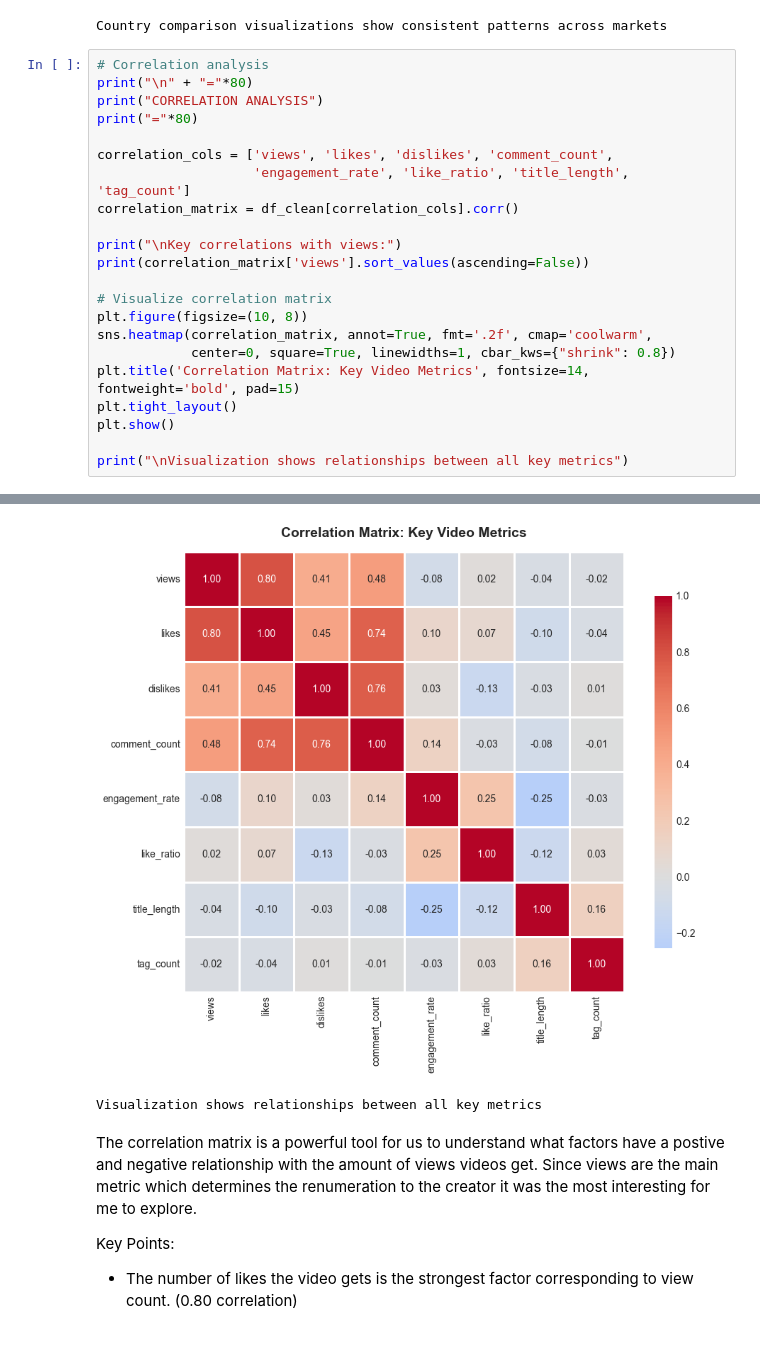
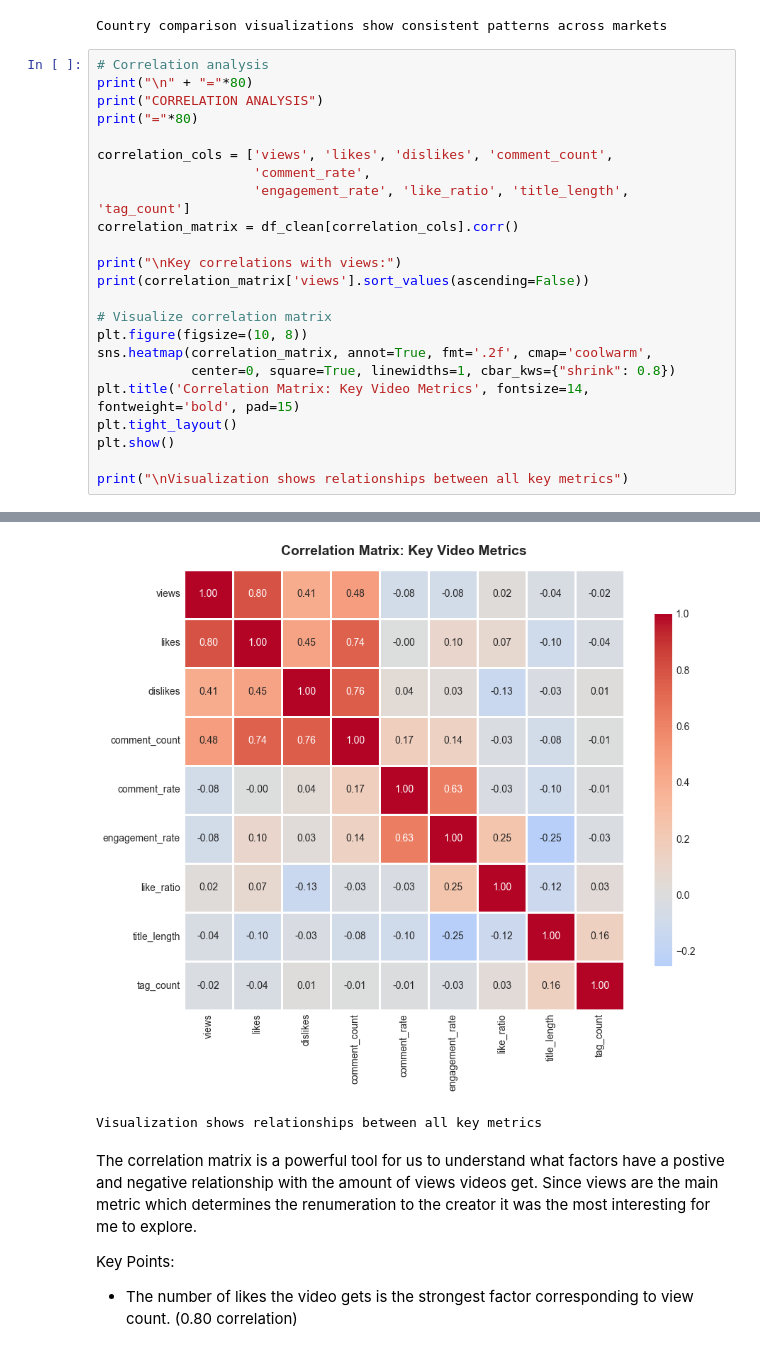
Before and after one commit to Murdock384/trending-youtube-videos-analysis, a Jupyter notebook: src/data-handling-and-visualization.ipynb, the cells around one changed output, grey strips where cells are left out. Saved outputs shown, nothing was run; the diff lists cells and outputs as text.

```diff
--- a/src/data-handling-and-visualization.ipynb
+++ b/src/data-handling-and-visualization.ipynb
@@ -602,6 +603,7 @@ print("CORRELATION ANALYSIS")
 print("="*80)
 
 correlation_cols = ['views', 'likes', 'dislikes', 'comment_count',
+                    'comment_rate',
                     'engagement_rate', 'like_ratio', 'title_length', 'tag_count']
 correlation_matrix = df_clean[correlation_cols].corr()
 
@@ -634,5 +637,5 @@ engagement_rate   -0.079200
 Name: views, dtype: float64
-[figure, old version]
+[figure, new version]
 Visualization shows relationships between all key metrics
 # %% [markdown]
 The correlation matrix is a powerful tool for us to understand what factors have a postive and negative relationship with the amount of views videos get. Since views are the main metric which determines the renumeration to the creator it was the most interesting for me to explore.
```
Also changed, not shown: parts of 9 cells of this notebook, 6 other files.
